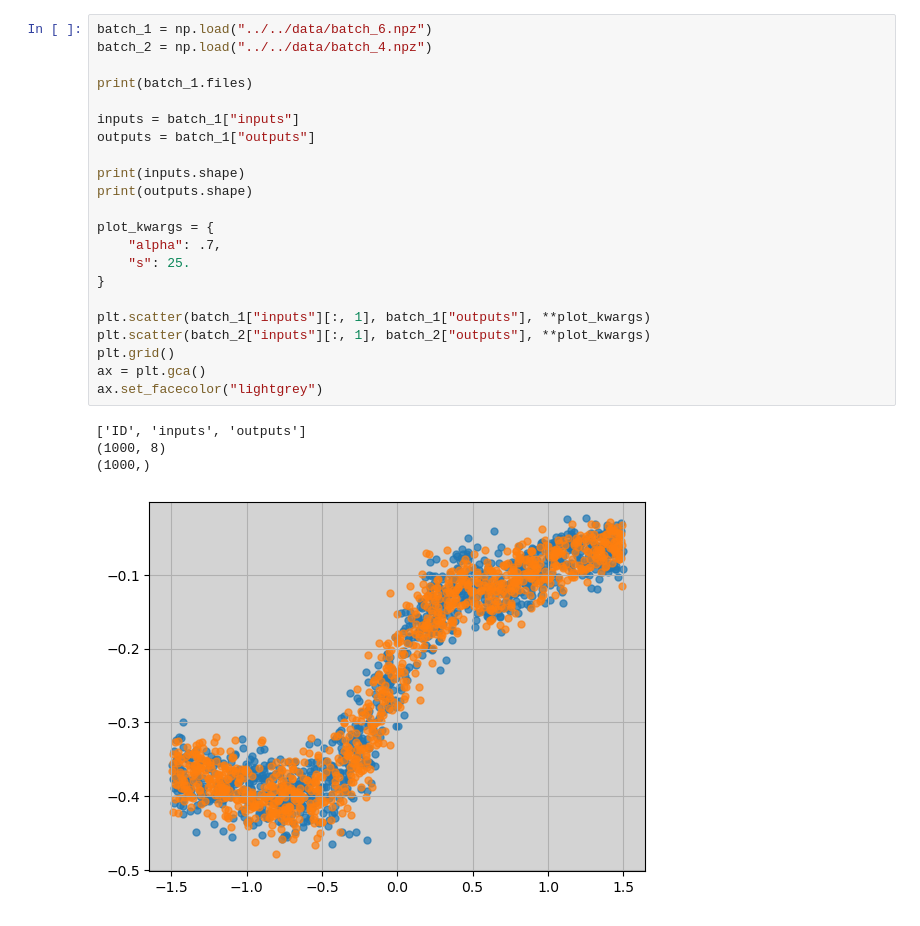
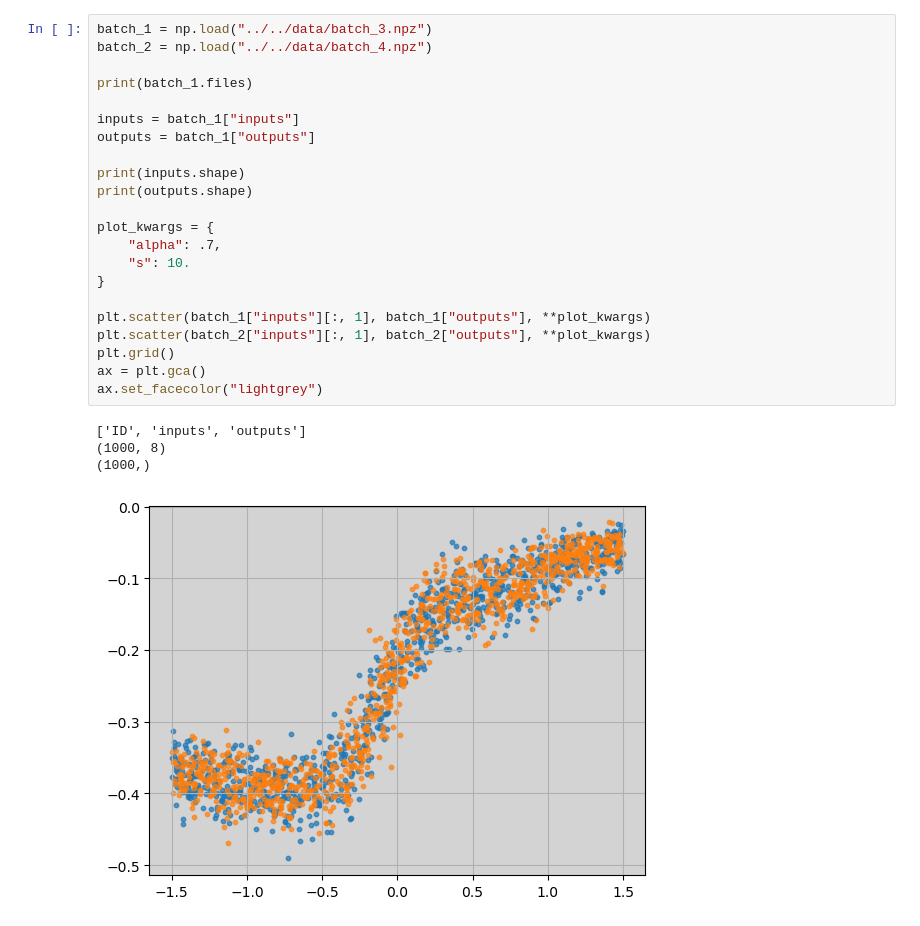
Before and after one commit to jwass1997/kmc_project, a Jupyter notebook: scripts/python_scripts/visualize.ipynb, the cells around one changed output. Cells and saved outputs as stored; diff of their text form.

```diff
--- a/scripts/python_scripts/visualize.ipynb
+++ b/scripts/python_scripts/visualize.ipynb
@@ -4,27 +40,27 @@ import matplotlib.pyplot as plt
 # %%
-batch_1 = np.load("../../data/batch_6.npz")
+batch_1 = np.load("../../data/batch_3.npz")
 batch_2 = np.load("../../data/batch_4.npz")
 
 print(batch_1.files)
 
 inputs = batch_1["inputs"]
 outputs = batch_1["outputs"]
 
 print(inputs.shape)
 print(outputs.shape)
 
 plot_kwargs = {
     "alpha": .7,
-    "s": 25.
+    "s": 10.
 }
 
 plt.scatter(batch_1["inputs"][:, 1], batch_1["outputs"], **plot_kwargs)
 plt.scatter(batch_2["inputs"][:, 1], batch_2["outputs"], **plot_kwargs)
 plt.grid()
 ax = plt.gca()
 ax.set_facecolor("lightgrey")
 # %% [output]
 ['ID', 'inputs', 'outputs']
 (1000, 8)
 (1000,)
-[figure, old version]
+[figure, new version]
```
Also changed, not shown: parts of 2 cells of this notebook, 51 other files.
